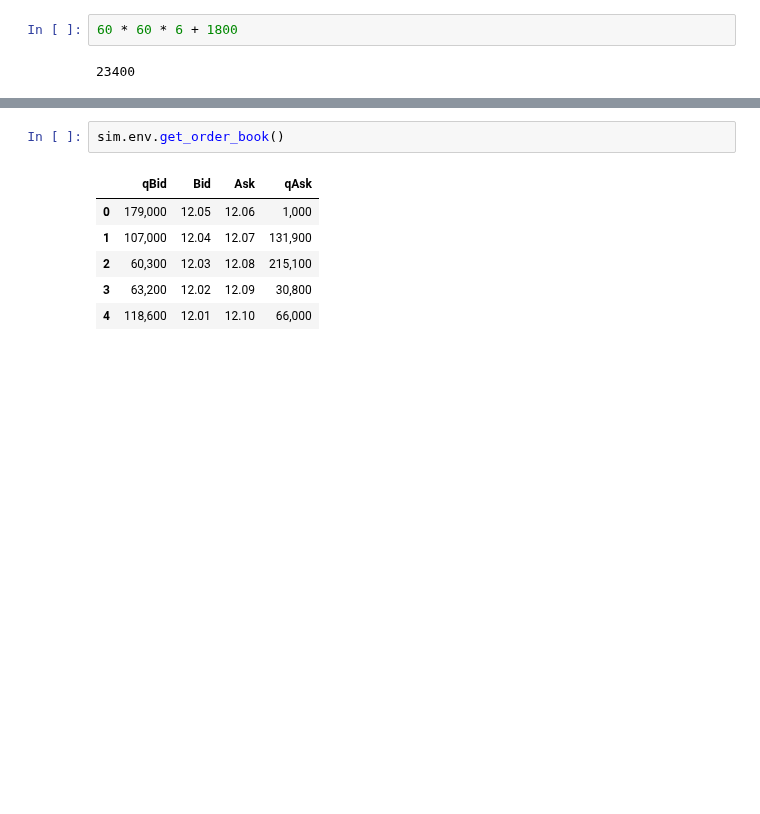
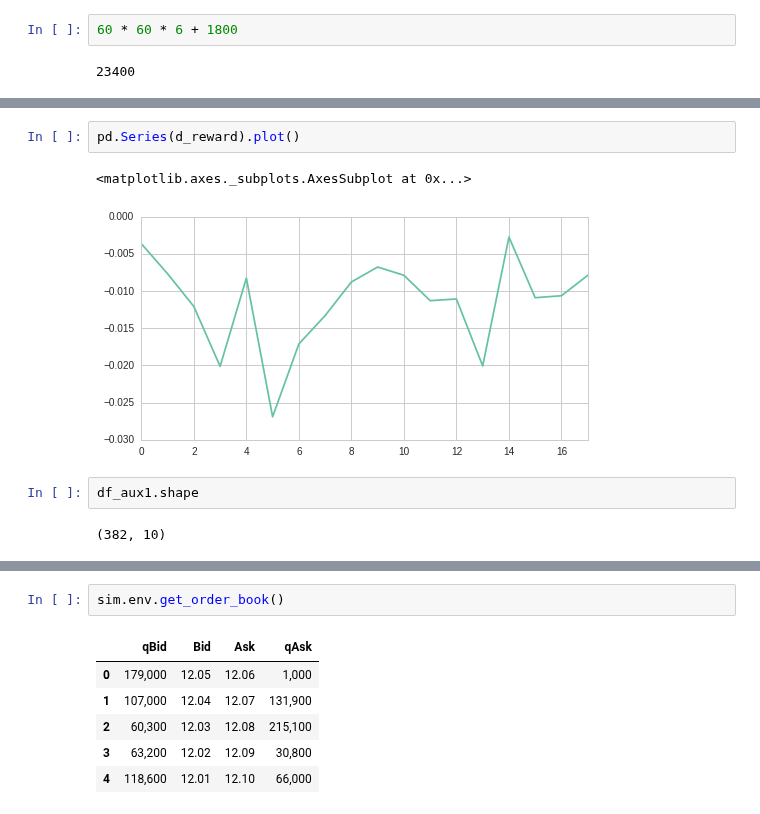
Before and after one commit to ucaiado/QLearning_Trading, a Jupyter notebook: learning_trade.ipynb, the cells around one changed output, grey strips where cells are left out. Saved outputs shown, nothing was run; the diff lists cells and outputs as text; blank space fills up the shorter version.

```diff
--- a/learning_trade.ipynb
+++ b/learning_trade.ipynb
@@ -605,0 +649,9 @@ with open(s_fname) as fr:
+# %%
+pd.Series(d_reward).plot()
+# %% [output]
+<matplotlib.axes._subplots.AxesSubplot at 0x...>
+[figure, added]
+# %%
+df_aux1.shape
+# %% [output]
+(382, 10)
```
Also changed, not shown: parts of 20 cells of this notebook, 6 other files.
